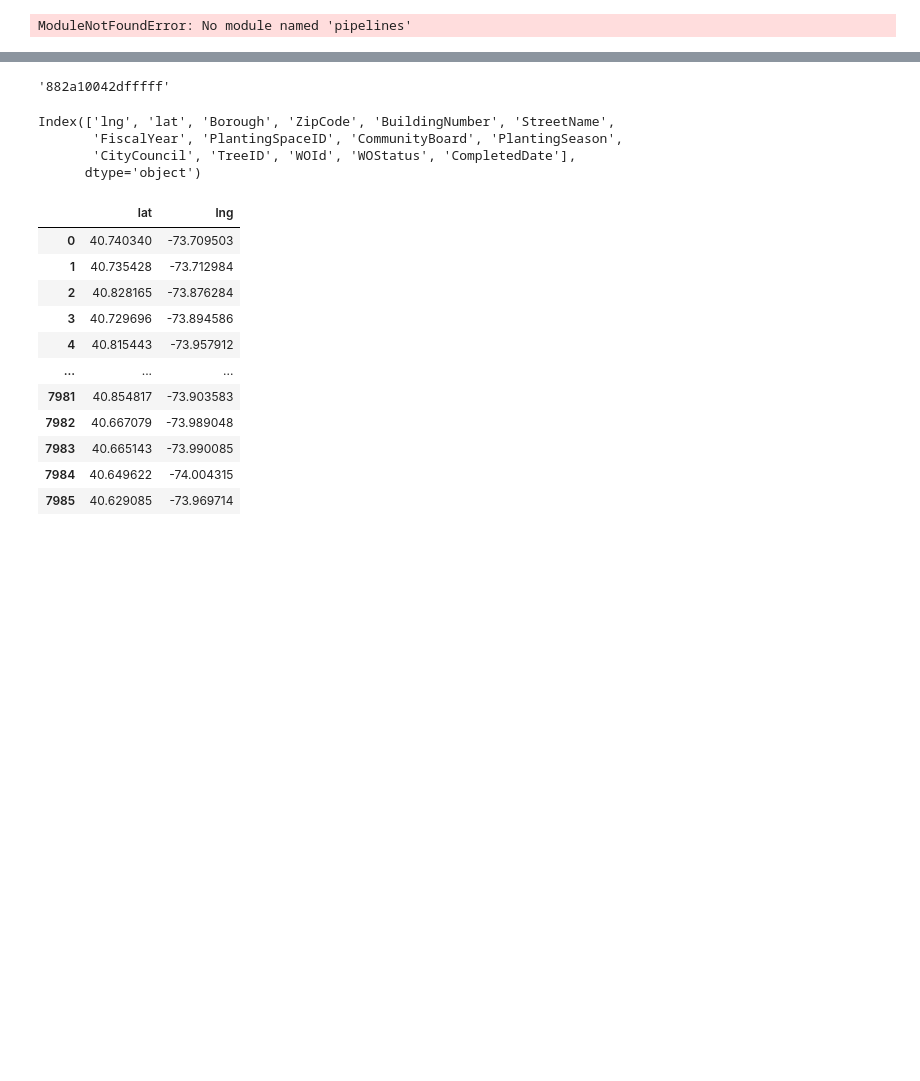
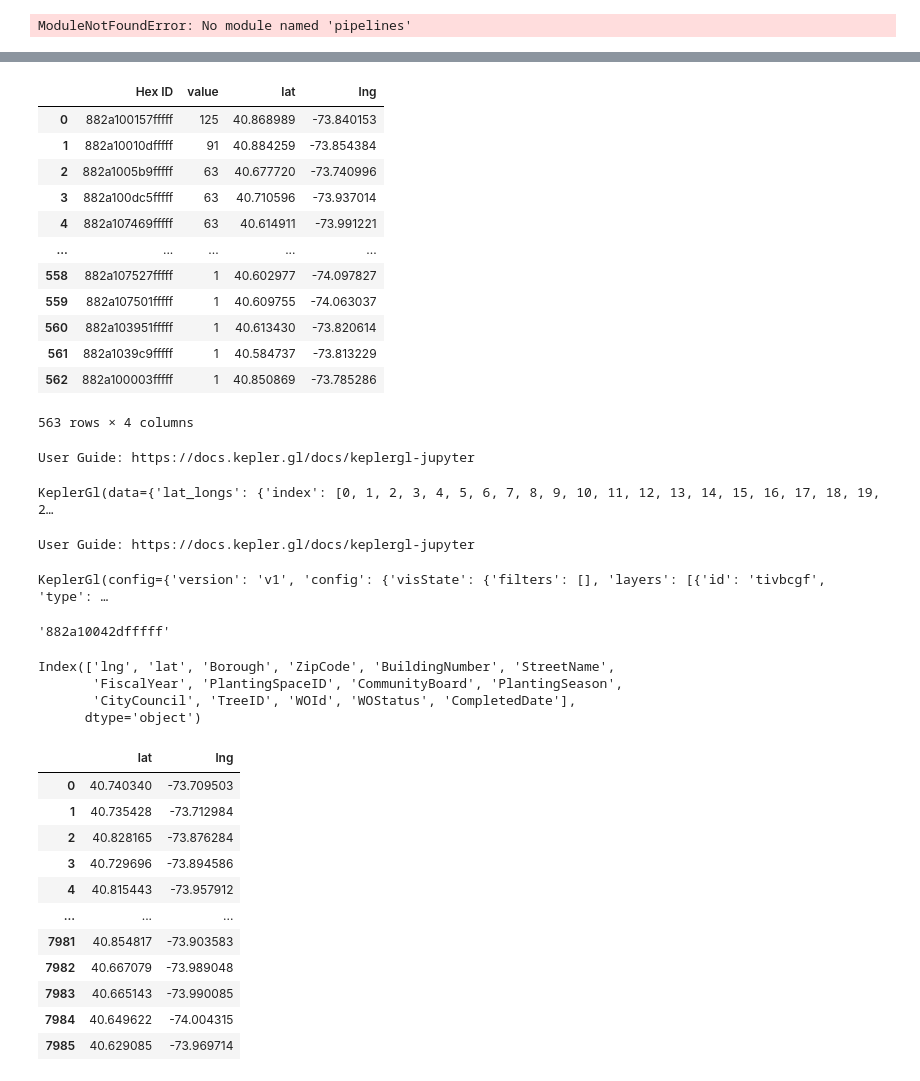
Before and after one commit to mcmanus-git/NYC-street-tree-planting, a Jupyter notebook: eda_and_scratches/h3 test.ipynb, the cells around one changed output, grey strips where cells are left out. Saved outputs shown, nothing was run; the diff lists cells and outputs as text; code cells hidden in the pictures; blank space fills up the shorter version.

Commit message:
added working config

```diff
--- a/eda_and_scratches/h3 test.ipynb
+++ b/eda_and_scratches/h3 test.ipynb
@@ -90,0 +79,7 @@ h3_result('8843a13687fffff')
+# %%
+h3_res = 8
+def geo_to_h3(row):
+    return h3.geo_to_h3(lat=row.lat,lng=row.lng,resolution = h3_res)
+# %%
+df['hex_id'] = df.apply(geo_to_h3, axis=1)
+df
@@ -98,0 +723,3 @@ KeplerGl()
+# %%
+tree_counts_lat_long = df[df['WOStatus'] == 'Completed'].value_counts('hex_id').reset_index().rename({'hex_id': 'Hex ID', 0: 'value'}, axis=1)
+tree_counts_lat_long
@@ -98,0 +740,24 @@ KeplerGl()
+# %%
+tree_counts_lat_long = tree_counts_lat_long.merge(df[df['WOStatus'] == 'Completed'].groupby('hex_id').last()[['lat', 'lng']].reset_index().rename({'hex_id': 'Hex ID'}, axis=1), on='Hex ID')
+tree_counts_lat_long
+# %% [output]
+|  | Hex ID | value | lat | lng |
+| 0 | 882a100157fffff | 125 | 40.868989 | -73.840153 |
+| 1 | 882a10010dfffff | 91 | 40.884259 | -73.854384 |
+| 2 | 882a1005b9fffff | 63 | 40.677720 | -73.740996 |
+| 3 | 882a100dc5fffff | 63 | 40.710596 | -73.937014 |
+| 4 | 882a107469fffff | 63 | 40.614911 | -73.991221 |
+| ... | ... | ... | ... | ... |
+| 558 | 882a107527fffff | 1 | 40.602977 | -74.097827 |
+| 559 | 882a107501fffff | 1 | 40.609755 | -74.063037 |
+| 560 | 882a103951fffff | 1 | 40.613430 | -73.820614 |
+| 561 | 882a1039c9fffff | 1 | 40.584737 | -73.813229 |
+| 562 | 882a100003fffff | 1 | 40.850869 | -73.785286 |
+563 rows × 4 columns
+# %%
+map_2 = KeplerGl()
+map_2.add_data(tree_counts_lat_long[['lat', 'lng']], name='lat_longs')
+map_2
+# %% [output]
+User Guide: https://docs.kepler.gl/docs/keplergl-jupyter
+KeplerGl(data={'lat_longs': {'index': [0, 1, 2, 3, 4, 5, 6, 7, 8, 9, 10, 11, 12, 13, 14, 15, 16, 17, 18, 19, 2…
@@ -99,3 +912,10 @@ KeplerGl()
+# %%
+map_3 = KeplerGl(config=config)
+map_3.add_data(df[['lat', 'lng']], name='lat_longs')
+map_3
+# %% [output]
+User Guide: https://docs.kepler.gl/docs/keplergl-jupyter
+KeplerGl(config={'version': 'v1', 'config': {'visState': {'filters': [], 'layers': [{'id': 'tivbcgf', 'type': …
 # %%
 h3.geo_to_h3(df.loc[0, 'lat'], df.loc[0, 'lng'], resolution=8)
 # %% [output]
```
Also changed, not shown: parts of 29 cells of this notebook, 7 other files.
